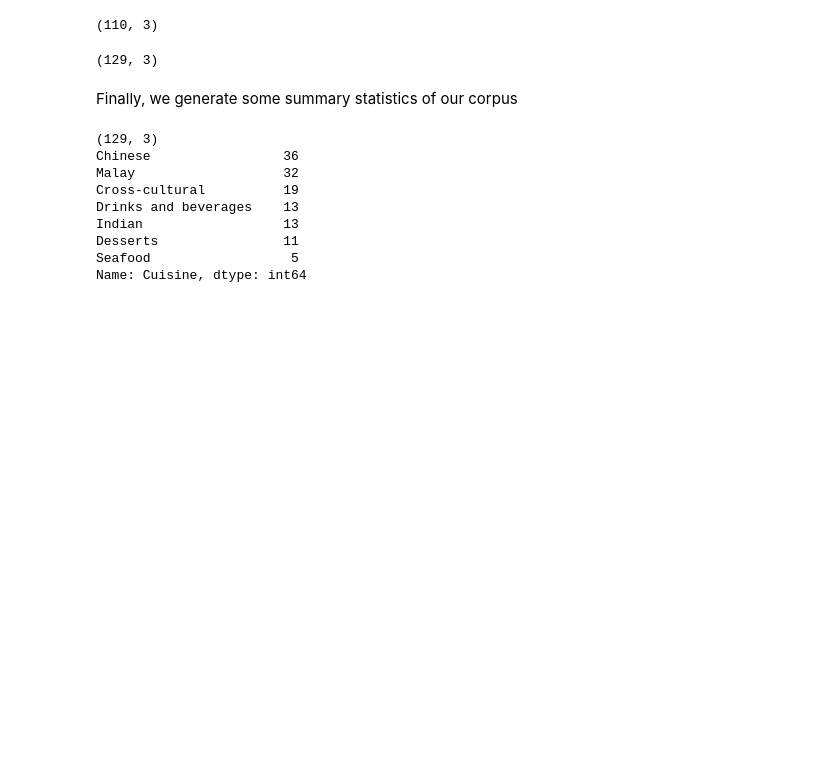
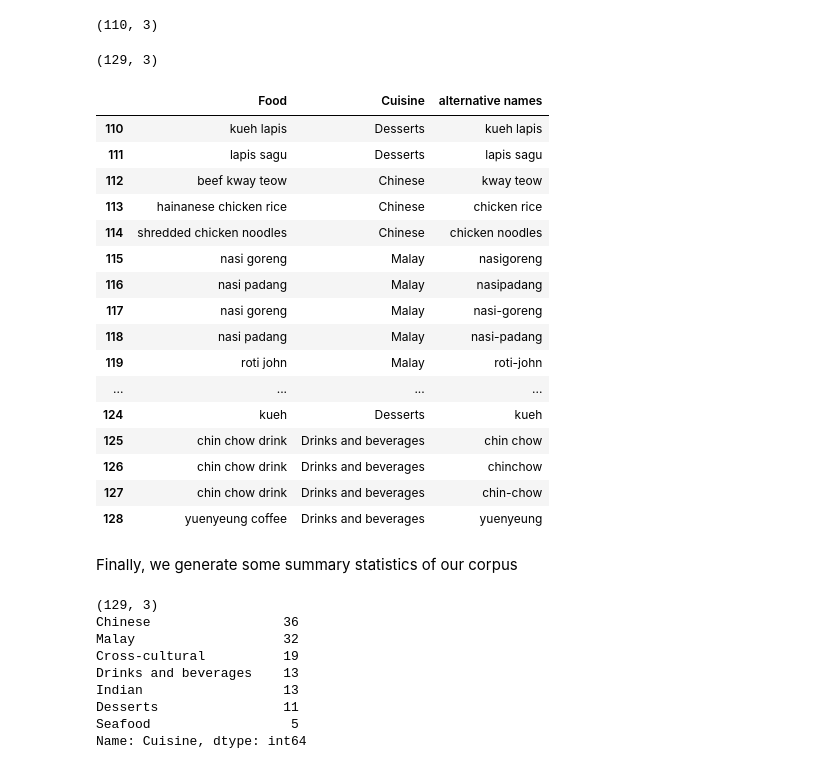
Before and after one commit to terenceneo/Social-Analytics, a Jupyter notebook: Code/Corpus_Wikipedia.ipynb, the cells around one changed output. Drawn from its saved outputs; the diff is of its cells as text; code cells hidden in the pictures; blank space fills up the shorter version.

```diff
--- a/Code/Corpus_Wikipedia.ipynb
+++ b/Code/Corpus_Wikipedia.ipynb
@@ -89,7 +89,7 @@ print(corpus_chinese_size)
 33
 # %%
 df_corpus = df_corpus.append(pd.DataFrame({"Food":corpus_chinese,
-                                          "Cuisine":["Chinese"]*len(corpus_chinese)}))
+                                          "Cuisine":["Chinese"]*len(corpus_chinese)}), ignore_index=True)
 df_corpus
 # %% [output]
 |  | Food | Cuisine |
@@ -149,6 +149,9 @@ However, to make our code reusable, we shall fulter the food names by length ins
 
 Running the above loop again, we have:
 # %%
+print("\n", "Chinese", ", Corpus size =", len(corpus_chinese))
+print(corpus_chinese)
+
 corpus_size = corpus_chinese_size
 for cuisine in cuisines[1:]: # exclude "Chinese"
     txt = wiki.section(cuisine) #section(section_title)
@@ -159,5 +162,5 @@ for cuisine in cuisines[1:]: # exclude "Chinese"
 
     corpus_size += len(corpus)
     df_corpus = df_corpus.append(pd.DataFrame({"Food":corpus,
-                                          "Cuisine":[cuisine]*len(corpus)}))
+                                          "Cuisine":[cuisine]*len(corpus)}), ignore_index=True)
 # %% [output]
@@ -227,7 +227,7 @@ df_corpus.shape
 names = ['kueh lapis', 'lapis sagu']
 df_corpus = df_corpus.append(pd.DataFrame({"Food": names,
                                            "alternative names": names,
-                                           "Cuisine":['Desserts']*2}))
+                                           "Cuisine":['Desserts']*2}), ignore_index=True)
 
 # Adding Alternative names
 cus = 'Chinese'
@@ -236,7 +236,7 @@ alternative = ['kway teow', 'chicken rice', 'chicken noodles']
 
 df_corpus = df_corpus.append(pd.DataFrame({"Food":names,
                                            "alternative names": alternative,
-                                           "Cuisine":[cus]*len(alternative)}))
+                                           "Cuisine":[cus]*len(alternative)}), ignore_index=True)
 
 cus = 'Malay'
 names = ['nasi goreng', 'nasi padang', 'nasi goreng', 'nasi padang', 'roti john']
@@ -244,7 +244,7 @@ alternative = ['nasigoreng', 'nasipadang', 'nasi-goreng', 'nasi-padang', 'roti-j
 
 df_corpus = df_corpus.append(pd.DataFrame({"Food":names,
                                            "alternative names": alternative,
-                                           "Cuisine":[cus]*len(alternative)}))
+                                           "Cuisine":[cus]*len(alternative)}), ignore_index=True)
 
 cus = 'Indian'
 names = ['roti prata', 'roti prata', 'roti prata']
@@ -252,7 +252,7 @@ alternative = ['rotiprata', 'roti-prata', 'prata']
 
 df_corpus = df_corpus.append(pd.DataFrame({"Food":names,
                                            "alternative names": alternative,
-                                           "Cuisine":[cus]*len(alternative)}))
+                                           "Cuisine":[cus]*len(alternative)}), ignore_index=True)
 
 cus = 'Desserts'
 names = ['kueh', 'kueh']
@@ -260,7 +260,7 @@ alternative = ['kuih', 'kueh']
 
 df_corpus = df_corpus.append(pd.DataFrame({"Food":names,
                                            "alternative names": alternative,
-                                           "Cuisine":[cus]*len(alternative)}))
+                                           "Cuisine":[cus]*len(alternative)}), ignore_index=True)
 
 cus = 'Drinks and beverages'
 names = ['chin chow drink', 'chin chow drink', 'chin chow drink', 'yuenyeung coffee']
@@ -268,12 +268,32 @@ alternative = ['chin chow', 'chinchow', 'chin-chow', 'yuenyeung']
 
 df_corpus = df_corpus.append(pd.DataFrame({"Food":names,
                                            "alternative names": alternative,
-                                           "Cuisine":[cus]*len(alternative)}))
+                                           "Cuisine":[cus]*len(alternative)}), ignore_index=True)
 
 corpus_size = df_corpus.shape[0]
 df_corpus.shape
 # %% [output]
 (129, 3)
+# %%
+df_corpus[110:]
+# %% [output]
+|  | Food | Cuisine | alternative names |
+| 110 | kueh lapis | Desserts | kueh lapis |
+| 111 | lapis sagu | Desserts | lapis sagu |
+| 112 | beef kway teow | Chinese | kway teow |
+| 113 | hainanese chicken rice | Chinese | chicken rice |
+| 114 | shredded chicken noodles | Chinese | chicken noodles |
+| 115 | nasi goreng | Malay | nasigoreng |
+| 116 | nasi padang | Malay | nasipadang |
+| 117 | nasi goreng | Malay | nasi-goreng |
+| 118 | nasi padang | Malay | nasi-padang |
+| 119 | roti john | Malay | roti-john |
+| ... | ... | ... | ... |
+| 124 | kueh | Desserts | kueh |
+| 125 | chin chow drink | Drinks and beverages | chin chow |
+| 126 | chin chow drink | Drinks and beverages | chinchow |
+| 127 | chin chow drink | Drinks and beverages | chin-chow |
+| 128 | yuenyeung coffee | Drinks and beverages | yuenyeung |
 # %% [markdown]
 Finally, we generate some summary statistics of our corpus
 # %%
```
Also changed, not shown: parts of 5 cells of this notebook, 3 other files.
